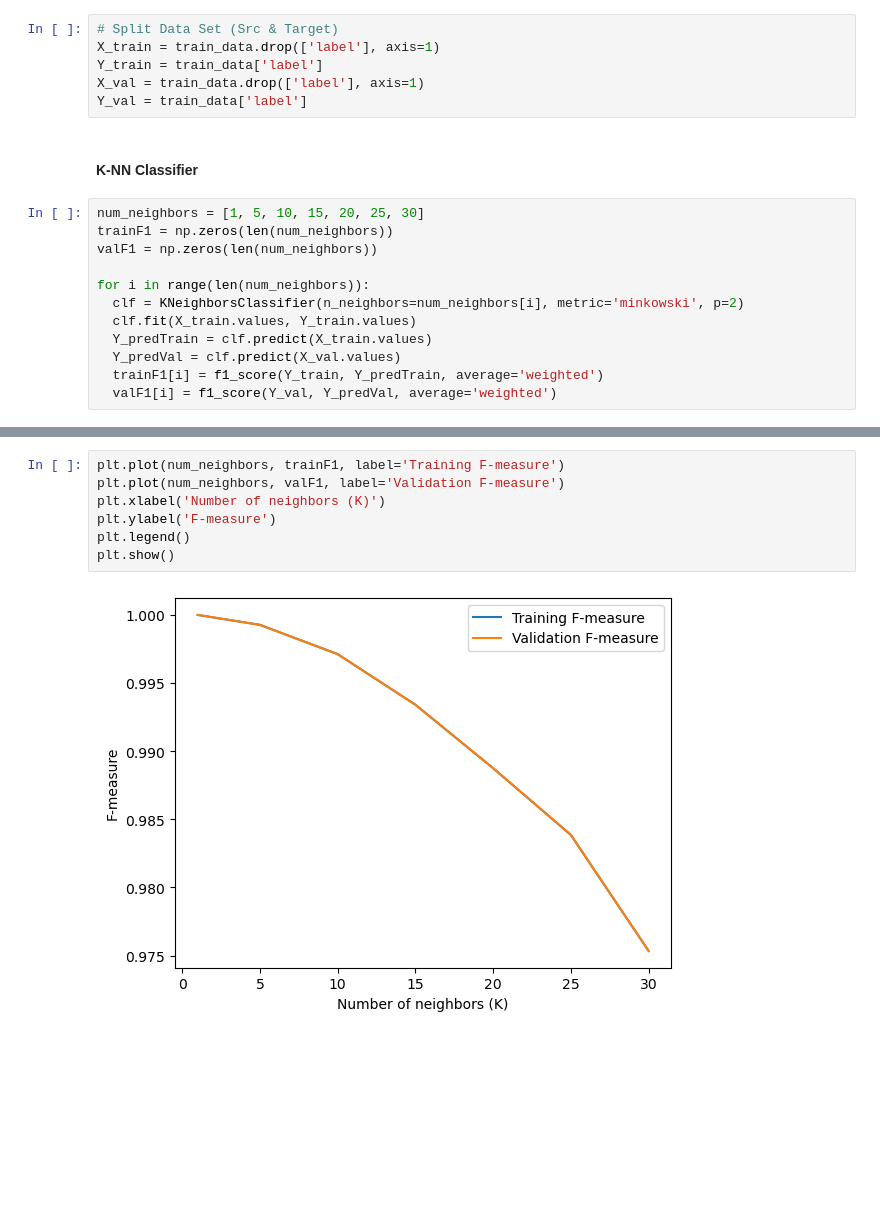
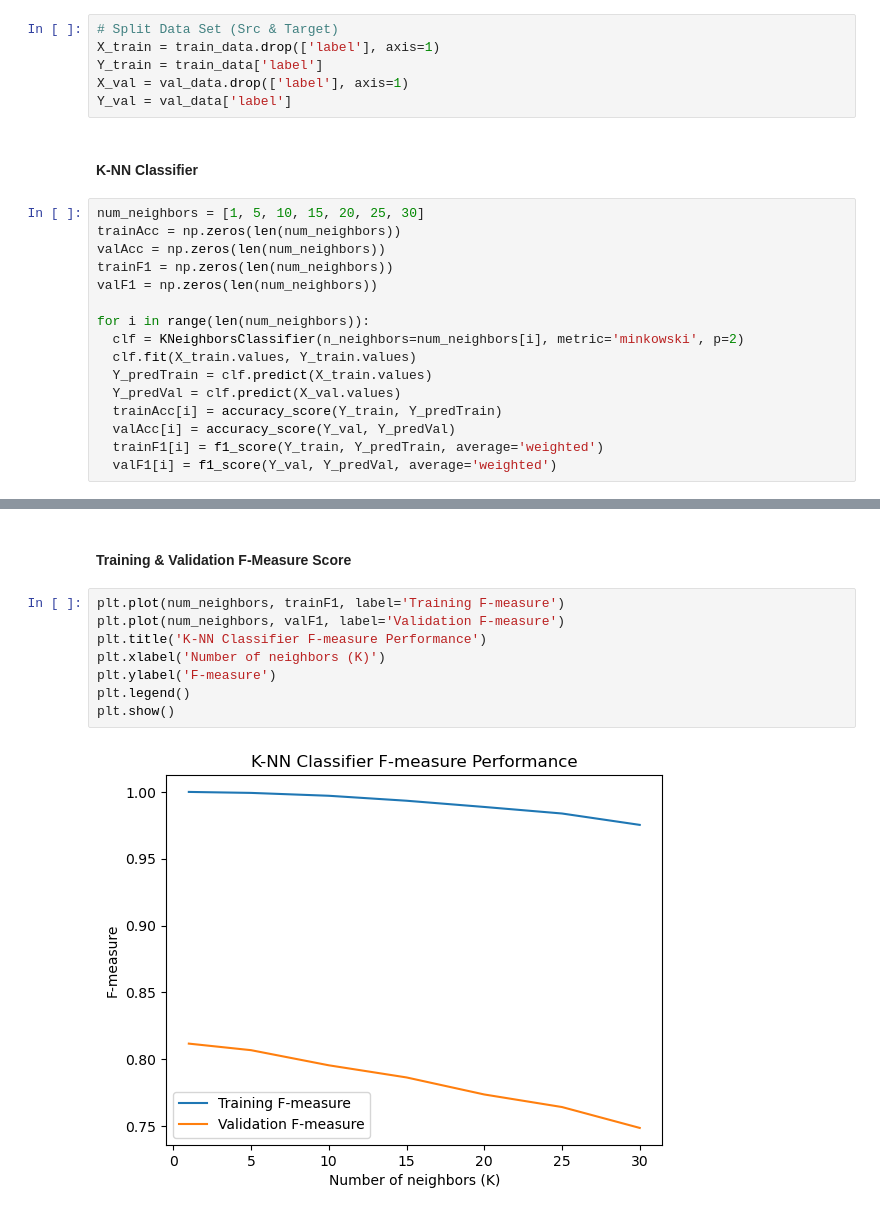
Before and after one commit to MatthewSharpOTU/CSCI4050U_FinalProject, a Jupyter notebook: k-nn/k-nn.ipynb, the cells around one changed output, grey strips where cells are left out. Cells and saved outputs as stored; diff of their text form; blank space fills up the shorter version.

```diff
--- a/k-nn/k-nn.ipynb
+++ b/k-nn/k-nn.ipynb
@@ -54,12 +54,14 @@ val_data
 # Split Data Set (Src & Target)
 X_train = train_data.drop(['label'], axis=1)
 Y_train = train_data['label']
-X_val = train_data.drop(['label'], axis=1)
-Y_val = train_data['label']
+X_val = val_data.drop(['label'], axis=1)
+Y_val = val_data['label']
 # %% [markdown]
 #### K-NN Classifier
 # %%
 num_neighbors = [1, 5, 10, 15, 20, 25, 30]
+trainAcc = np.zeros(len(num_neighbors))
+valAcc = np.zeros(len(num_neighbors))
 trainF1 = np.zeros(len(num_neighbors))
 valF1 = np.zeros(len(num_neighbors))
 
@@ -68,5 +70,7 @@ for i in range(len(num_neighbors)):
   clf.fit(X_train.values, Y_train.values)
   Y_predTrain = clf.predict(X_train.values)
   Y_predVal = clf.predict(X_val.values)
+  trainAcc[i] = accuracy_score(Y_train, Y_predTrain)
+  valAcc[i] = accuracy_score(Y_val, Y_predVal)
   trainF1[i] = f1_score(Y_train, Y_predTrain, average='weighted')
   valF1[i] = f1_score(Y_val, Y_predVal, average='weighted')
@@ -73,9 +89,12 @@ for i in range(len(num_neighbors)):
+# %% [markdown]
+#### Training & Validation F-Measure Score
 # %%
 plt.plot(num_neighbors, trainF1, label='Training F-measure')
 plt.plot(num_neighbors, valF1, label='Validation F-measure')
+plt.title('K-NN Classifier F-measure Performance')
 plt.xlabel('Number of neighbors (K)')
 plt.ylabel('F-measure')
 plt.legend()
 plt.show()
 # %% [output]
-[figure, old version]
+[figure, new version]
```
Also changed, not shown: parts of 6 cells of this notebook.
